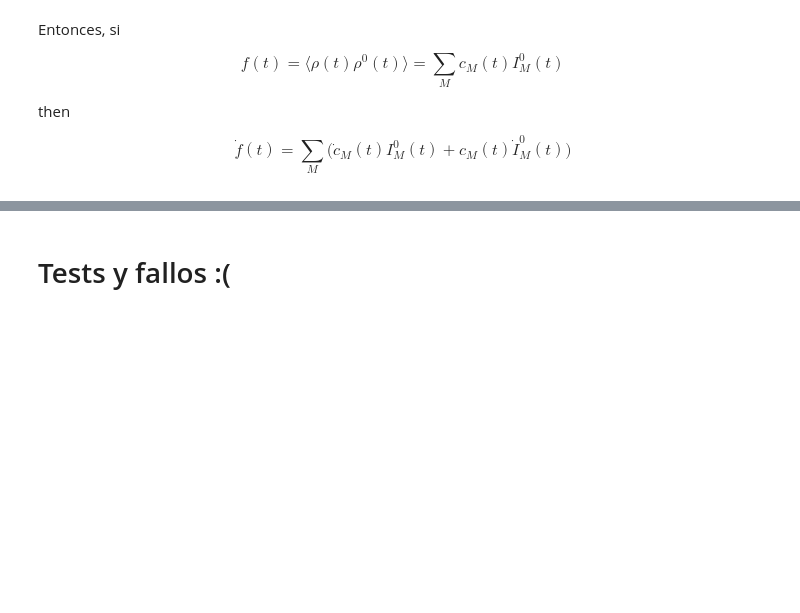
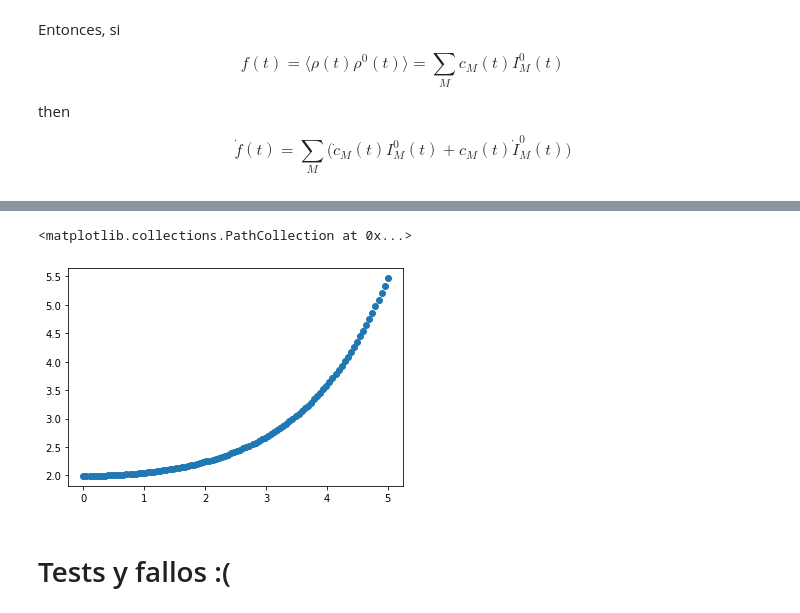
Before and after one commit to licTomasPerez/RMN-Max_Ent, a Jupyter notebook: RMN-markov eq.ipynb, the cells around one changed output, grey strips where cells are left out. Cells and saved outputs as stored; diff of their text form; code cells hidden in the pictures; blank space fills up the shorter version.

```diff
--- a/RMN-markov eq.ipynb
+++ b/RMN-markov eq.ipynb
@@ -235,3 +205,8 @@ plt.scatter(ts, np.real(fidelity_at_timet))
+# %%
+plt.scatter(ts, np.real(cluster_spin_size_at_timet))
+# %% [output]
+<matplotlib.collections.PathCollection at 0x...>
+[figure, added]
 # %% [markdown]
 # Tests y fallos :(
 # %% [markdown]
```
Also changed, not shown: parts of 22 cells of this notebook.
